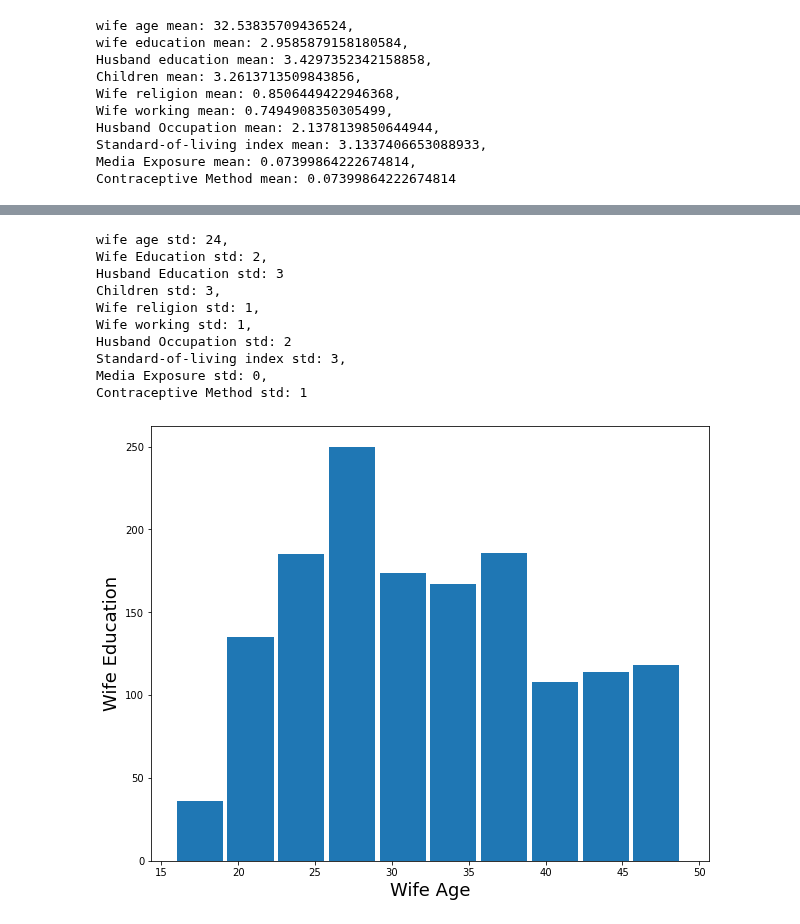
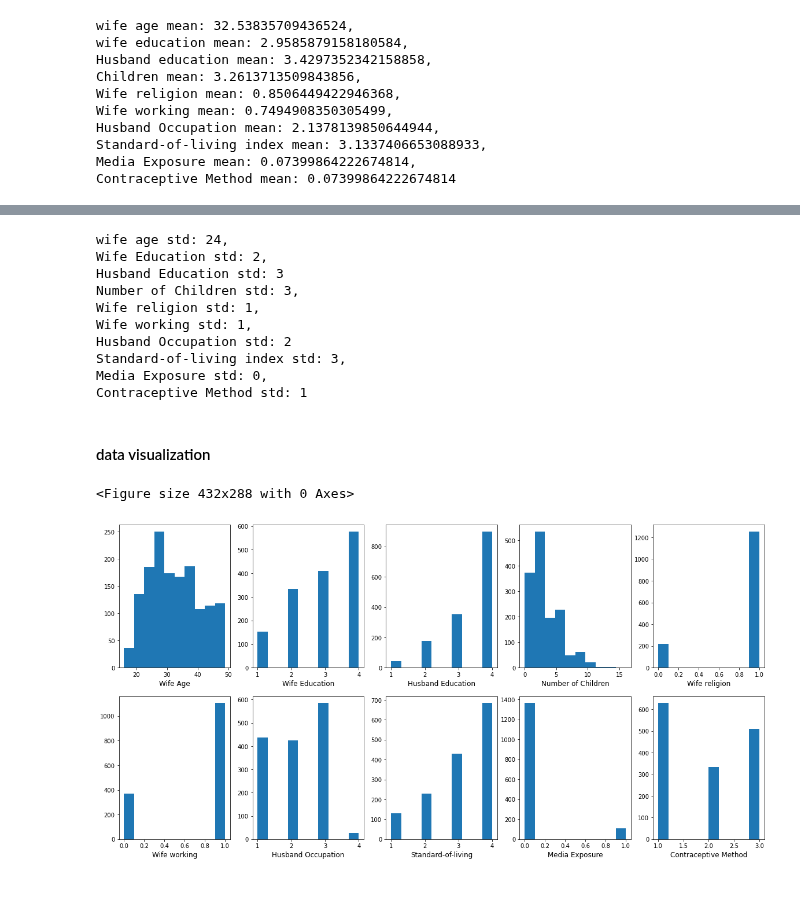
Before and after one commit to promeinoor/Quantitative-Analysis-of-Contraceptive-Method-Choice-Dataset, a Jupyter notebook: Project of Contraceptive Method Choice.ipynb, the cells around one changed output, grey strips where cells are left out. Cells and saved outputs as stored; diff of their text form; code cells hidden in the pictures; blank space fills up the shorter version.

```diff
--- a/Project of Contraceptive Method Choice.ipynb
+++ b/Project of Contraceptive Method Choice.ipynb
@@ -100,14 +72,15 @@ Name: Contraceptive Method, Length: 1473, dtype: int64
 # %%
-s1_std = pd.Series(data["Wife Age"].std())
-s2_std = pd.Series(data["Wife Education"].std())
-print(f'wife age std: {s1.values[0]}, \nWife Education std: {s2.values[0]}, \nHusband Education std: {s3.values[0]}')
-print (f'Children std: {s4.values[0]}, \nWife religion std: {s5.values[0]}, \nWife working std: {s6.values[0]}, \nHusband Occupation std: {s7.values[0]}')
-print (f'Standard-of-living index std: {s8.values[0]}, \nMedia Exposure std: {s9.values[0]}, \nContraceptive Method std: {s10.values[0]}')
+#standard deviatoin
+wifeage_std = pd.Series(data["Wife Age"].std())
+wifedu_std = pd.Series(data["Wife Education"].std())
+print(f'wife age std: {wife_age.values[0]}, \nWife Education std: {wife_edu.values[0]}, \nHusband Education std: {husband_edu.values[0]}')
+print (f'Number of Children std: {num_child.values[0]}, \nWife religion std: {wife_reli.values[0]}, \nWife working std: {wife_work.values[0]}, \nHusband Occupation std: {husband_occu.values[0]}')
+print (f'Standard-of-living index std: {standard_living.values[0]}, \nMedia Exposure std: {media.values[0]}, \nContraceptive Method std: {cpt_method.values[0]}')
 # %% [output]
 wife age std: 24,
 Wife Education std: 2,
 Husband Education std: 3
-Children std: 3,
+Number of Children std: 3,
 Wife religion std: 1,
 Wife working std: 1,
 Husband Occupation std: 2
@@ -120,10 +89,0 @@ import numpy as np
-# %%
-y = s2.values
-x = s1.values
-plt.figure(figsize=(10,8))
-plt.hist(x, width=3)
-plt.xlabel('Wife Age', fontsize=18)
-plt.ylabel('Wife Education', fontsize=18)
-plt.show()
-# %% [output]
-[figure, removed]
@@ -150,0 +90,29 @@ edu, b = np.histogram(s2, bins=4)
+# %% [markdown]
+#### data visualization
+# %%
+#histogram
+def plot_data(x, k, p):
+    fontsize = 12
+    row = 2
+    col = 5
+    plt.subplot(row, col, k)
+    plt.hist(x)
+    plt.xlabel(f'{p}', fontsize=fontsize)
+    return
+
+plt.set_cmap('viridis')
+plt.figure(figsize=(20,10))
+plot_data(wife_age.values, 1, 'Wife Age')
+plot_data(wife_edu.values, 2, 'Wife Education')
+plot_data(husband_edu.values, 3, 'Husband Education')
+plot_data(num_child.values, 4, 'Number of Children')
+plot_data(wife_reli.values, 5, 'Wife religion')
+plot_data(wife_work.values, 6, 'Wife working')
+plot_data(husband_occu.values, 7, 'Husband Occupation')
+plot_data(standard_living.values, 8, 'Standard-of-living')
+plot_data(media.values, 9, 'Media Exposure')
+plot_data(cpt_method.values, 10, 'Contraceptive Method')
+plt.savefig('test.png', dpi=300)
+# %% [output]
+<Figure size 432x288 with 0 Axes>
+[figure, added]
```
Also changed, not shown: parts of 27 cells of this notebook.
